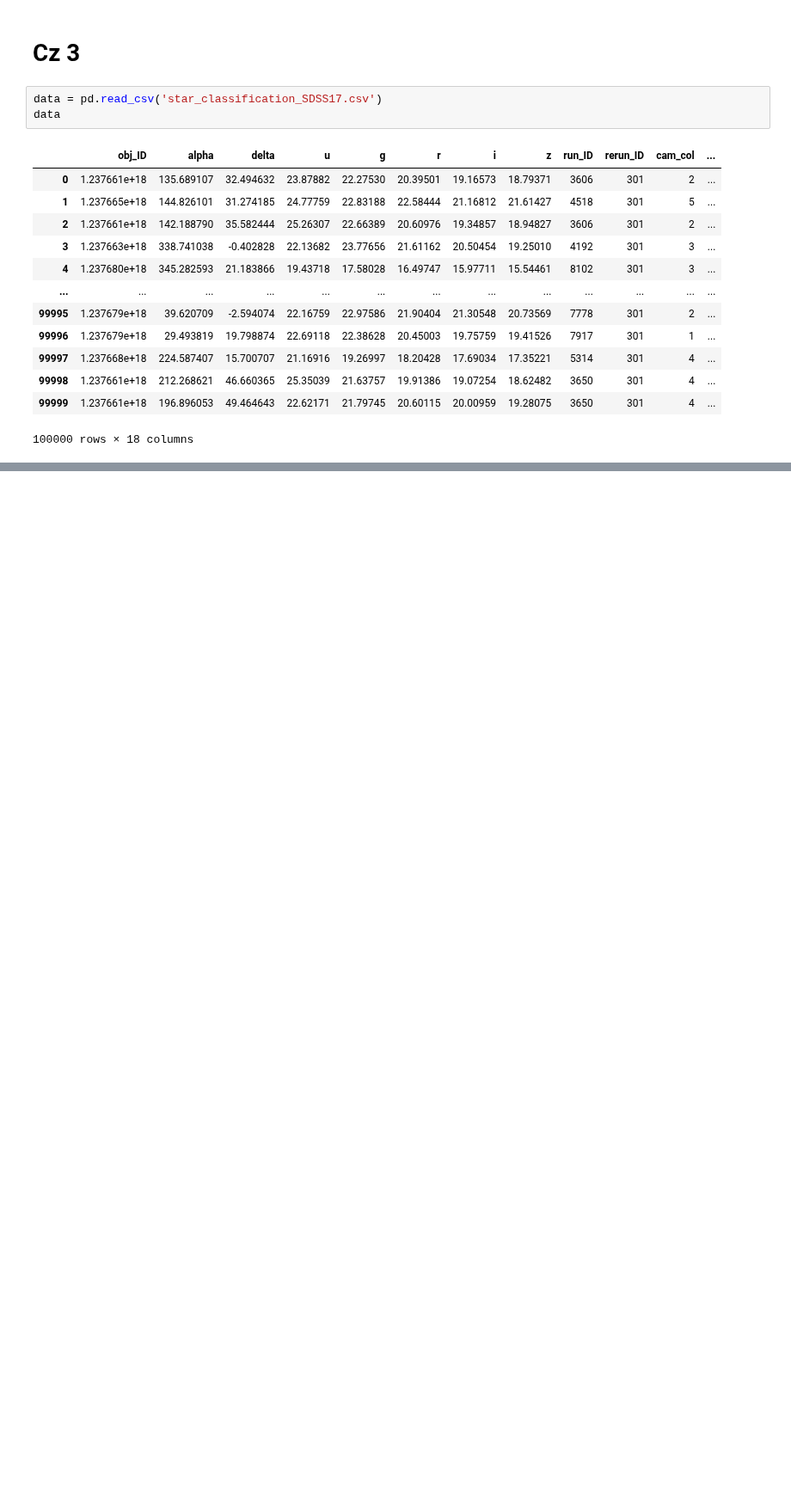
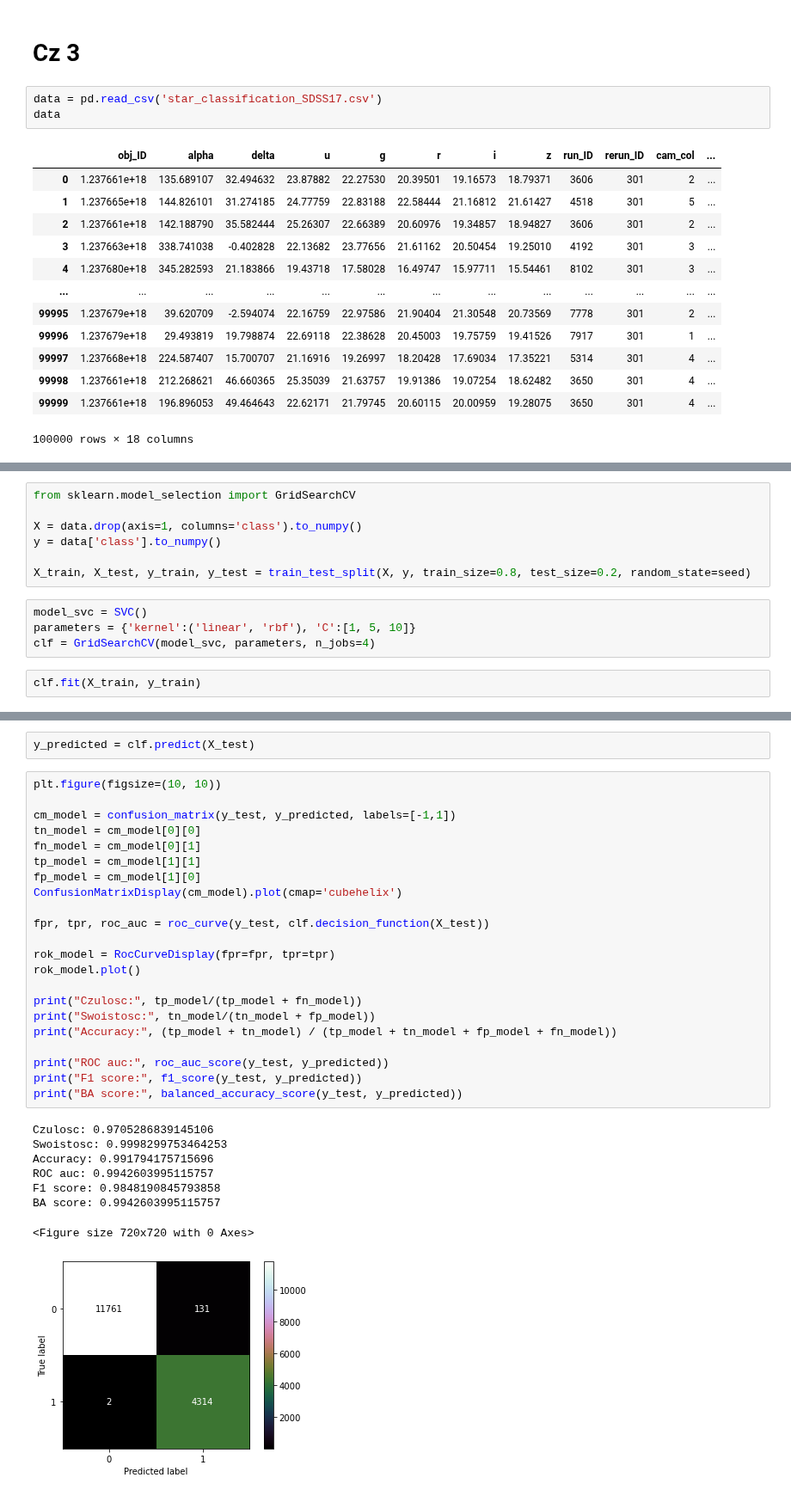
Before and after one commit to jakub-kowalik/PUM, a Jupyter notebook: lab4/lab4new.ipynb, the cells around one changed output, grey strips where cells are left out. Shown at 86% size. Cells and saved outputs as stored; diff of their text form; blank space fills up the shorter version.

```diff
--- a/lab4/lab4new.ipynb
+++ b/lab4/lab4new.ipynb
@@ -442,0 +665,13 @@ data
+# %%
+from sklearn.model_selection import GridSearchCV
+
+X = data.drop(axis=1, columns='class').to_numpy()
+y = data['class'].to_numpy()
+
+X_train, X_test, y_train, y_test = train_test_split(X, y, train_size=0.8, test_size=0.2, random_state=seed)
+# %%
+model_svc = SVC()
+parameters = {'kernel':('linear', 'rbf'), 'C':[1, 5, 10]}
+clf = GridSearchCV(model_svc, parameters, n_jobs=4)
+# %%
+clf.fit(X_train, y_train)
@@ -442,0 +685,33 @@ data
+# %%
+y_predicted = clf.predict(X_test)
+# %%
+plt.figure(figsize=(10, 10))
+
+cm_model = confusion_matrix(y_test, y_predicted, labels=[-1,1])
+tn_model = cm_model[0][0]
+fn_model = cm_model[0][1]
+tp_model = cm_model[1][1]
+fp_model = cm_model[1][0]
+ConfusionMatrixDisplay(cm_model).plot(cmap='cubehelix')
+
+fpr, tpr, roc_auc = roc_curve(y_test, clf.decision_function(X_test))
+
+rok_model = RocCurveDisplay(fpr=fpr, tpr=tpr)
+rok_model.plot()
+
+print("Czulosc:", tp_model/(tp_model + fn_model))
+print("Swoistosc:", tn_model/(tn_model + fp_model))
+print("Accuracy:", (tp_model + tn_model) / (tp_model + tn_model + fp_model + fn_model))
+
+print("ROC auc:", roc_auc_score(y_test, y_predicted))
+print("F1 score:", f1_score(y_test, y_predicted))
+print("BA score:", balanced_accuracy_score(y_test, y_predicted))
+# %% [output]
+Czulosc: 0.9705286839145106
+Swoistosc: 0.9998299753464253
+Accuracy: 0.991794175715696
+ROC auc: 0.9942603995115757
+F1 score: 0.9848190845793858
+BA score: 0.9942603995115757
+<Figure size 720x720 with 0 Axes>
+[figure, added]
```
Also changed, not shown: parts of 20 cells of this notebook.
